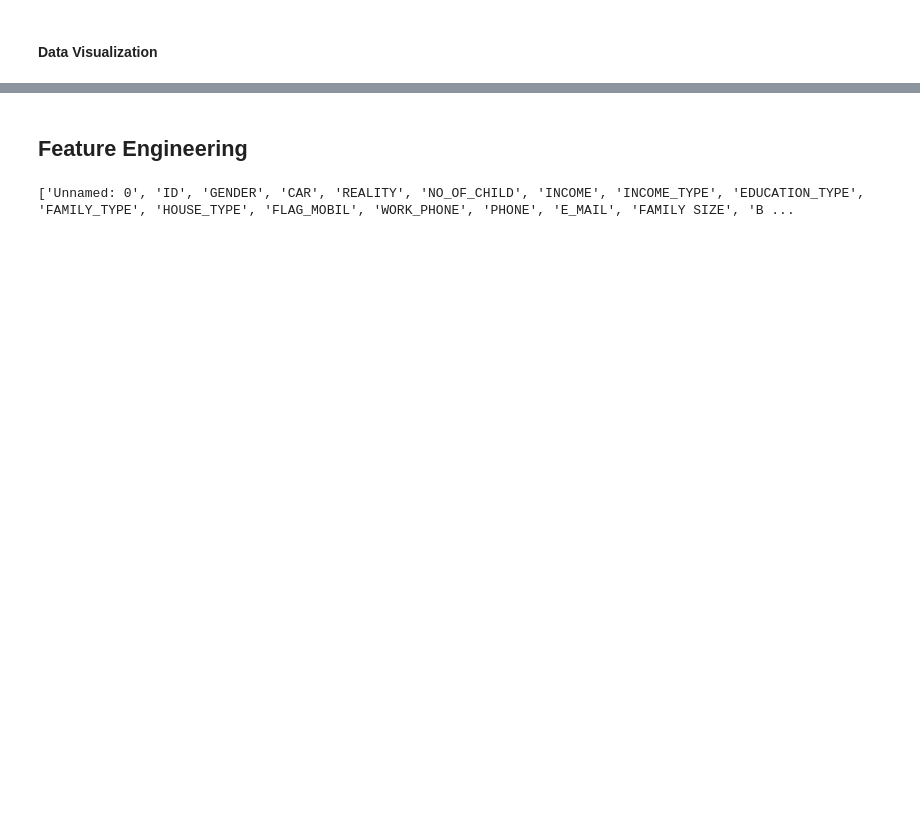
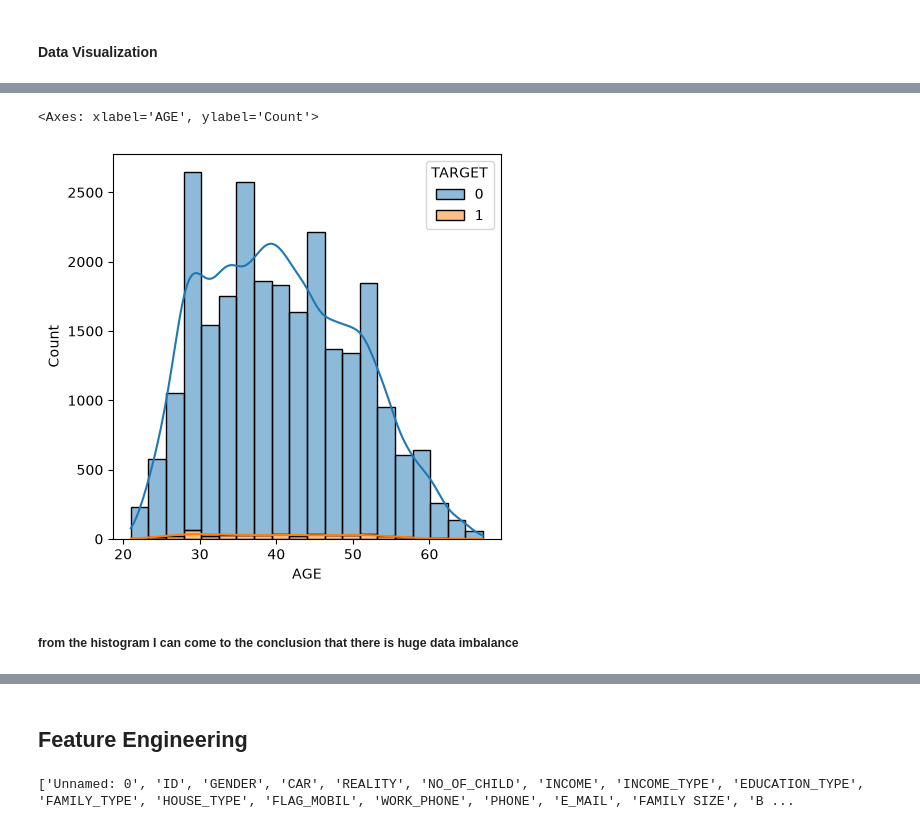
Before and after one commit to namitha9eshan/credit_card_fraud_detection_project, a Jupyter notebook: notebooks/EDA_&_Feature_Engineering.ipynb, the cells around one changed output, grey strips where cells are left out. Cells and saved outputs as stored; diff of their text form; code cells hidden in the pictures; blank space fills up the shorter version.

```diff
--- a/notebooks/EDA_&_Feature_Engineering.ipynb
+++ b/notebooks/EDA_&_Feature_Engineering.ipynb
@@ -135,0 +169,8 @@ Passing `palette` without assigning `hue` is deprecated and will be removed in v
+# %%
+plt.figure(figsize=(5,5))
+sns.histplot(data=df, x='AGE', hue= 'TARGET', multiple='stack', bins=20, kde=True)
+# %% [output]
+<Axes: xlabel='AGE', ylabel='Count'>
+[figure, added]
+# %% [markdown]
+##### from the histogram I can come to the conclusion that there is huge data imbalance
```
Also changed, not shown: parts of 43 cells of this notebook.
